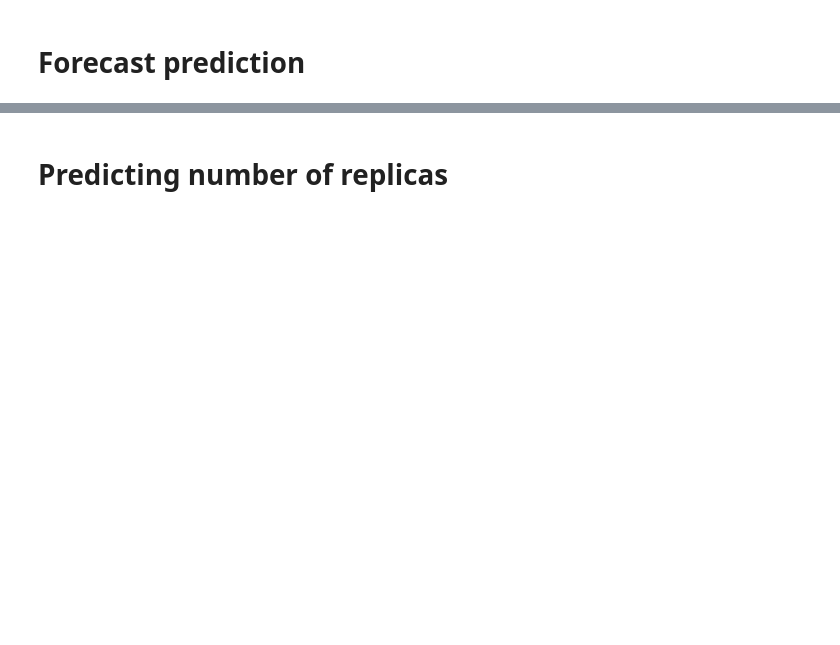
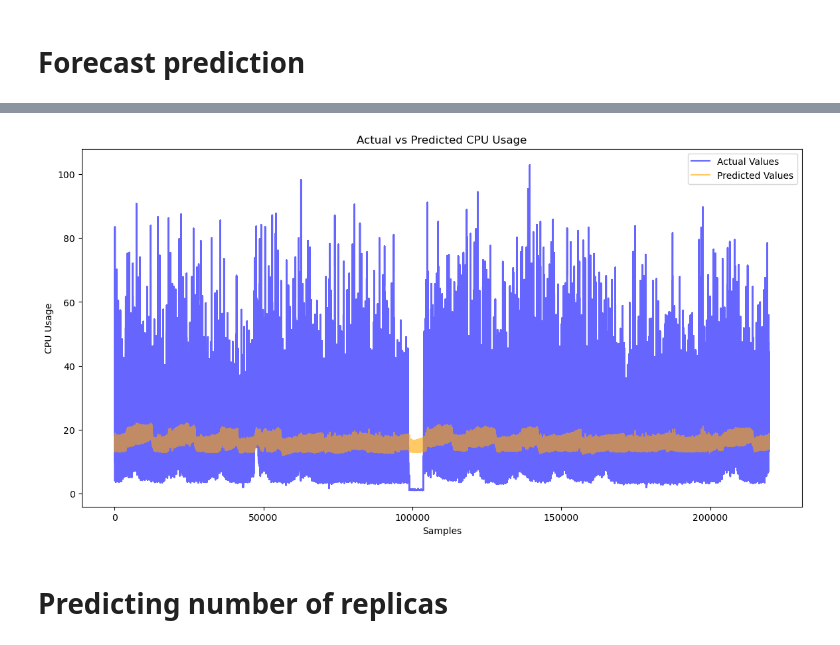
Before and after one commit to BrandonStreets-Mcleod/dissertation-test-code, a Jupyter notebook: Python/forecasting-model-test.ipynb, the cells around one changed output, grey strips where cells are left out. Drawn from its saved outputs; the diff is of its cells as text; code cells hidden in the pictures; blank space fills up the shorter version.

```diff
--- a/Python/forecasting-model-test.ipynb
+++ b/Python/forecasting-model-test.ipynb
@@ -249,7 +380,7 @@ print(f"RMSE: {rmse_lstm}, MSE: {mse_lstm}")
 # %% [markdown]
 # Forecast prediction
 # %%
-lstm_model = load_model('best_model_test.keras')
+lstm_model = load_model('best_model_2.keras')
 # Make predictions
 y_pred = lstm_model.predict(X_test)
 
@@ -259,30 +390,20 @@ y_pred_unscaled = target_scaler.inverse_transform(y_pred)
 # If `y_test` also needs inverse transforming
 y_test_unscaled = target_scaler.inverse_transform(y_test)
 
+def mean_absolute_percentage_error(y_true, y_pred):
+    y_true, y_pred = np.array(y_true), np.array(y_pred)
+    return np.mean(np.abs((y_true - y_pred) / y_true)) * 100
 
-# Calculate MSE and RMSE
-mse_lstm = mean_squared_error(y_test_unscaled[0], y_pred_unscaled[0])
+y_test_rescaled_flat = y_test_unscaled.flatten()
+predictions_rescaled_flat = y_pred_unscaled.flatten()
+
+r_squared = r2_score(y_test_rescaled_flat, predictions_rescaled_flat)
+mape = mean_absolute_percentage_error(y_test_rescaled_flat, predictions_rescaled_flat)
+mse_lstm = mean_squared_error(y_test_rescaled_flat, predictions_rescaled_flat)
 rmse_lstm = np.sqrt(mse_lstm)
 
-print(f"RMSE: {rmse_lstm}, MSE: {mse_lstm}")
-
+print(f"RMSE: {rmse_lstm}, MSE: {mse_lstm}, R-Squared: {r_squared}, MAPE: {mape}")
 # Plotting Actual vs Predicted values
-plt.figure(figsize=(14, 7))
-plt.plot(y_test_unscaled[0], label='Actual Values', color='blue', alpha=0.6)
-plt.plot(y_pred_unscaled[0], label='Predicted Values', color='orange', alpha=0.6)
-plt.title('Actual vs Predicted CPU Usage (10 Minutes)')
-plt.xlabel('Samples')
-plt.ylabel('CPU Usage')
-plt.legend()
-plt.show()
-
-mse_lstm = mean_squared_error(y_test_unscaled, y_pred_unscaled)
-rmse_lstm = np.sqrt(mse_lstm)
-
-print(f"RMSE: {rmse_lstm}, MSE: {mse_lstm}")
-# Plotting Actual vs Predicted values
-y_test_rescaled_flat = y_test_unscaled.flatten()
-predictions_rescaled_flat = y_pred_unscaled.flatten()
 plt.figure(figsize=(14, 7))
 plt.plot(y_test_rescaled_flat, label='Actual Values', color='blue', alpha=0.6)
 plt.plot(predictions_rescaled_flat, label='Predicted Values', color='orange', alpha=0.6)
@@ -291,6 +412,4 @@ plt.xlabel('Samples')
 plt.ylabel('CPU Usage')
 plt.legend()
 plt.show()
-# BEST MODEL (best_model.hdf5): RMSE: 1.8922554032436125, MSE: 3.580630511104647
-# ADDED: Made HMM use all datapoints to predict, num states = 10, used gridSearch
-# IDEA: Make HMM only use CPU usage as this means it should relate the states to changes in CPU
+# %% [output]
@@ -297,3 +418,4 @@ plt.show()
+[figure, added]
 # %% [markdown]
 # Predicting number of replicas
 # %%
```
Also changed, not shown: parts of 6 cells of this notebook, 7 other files.
